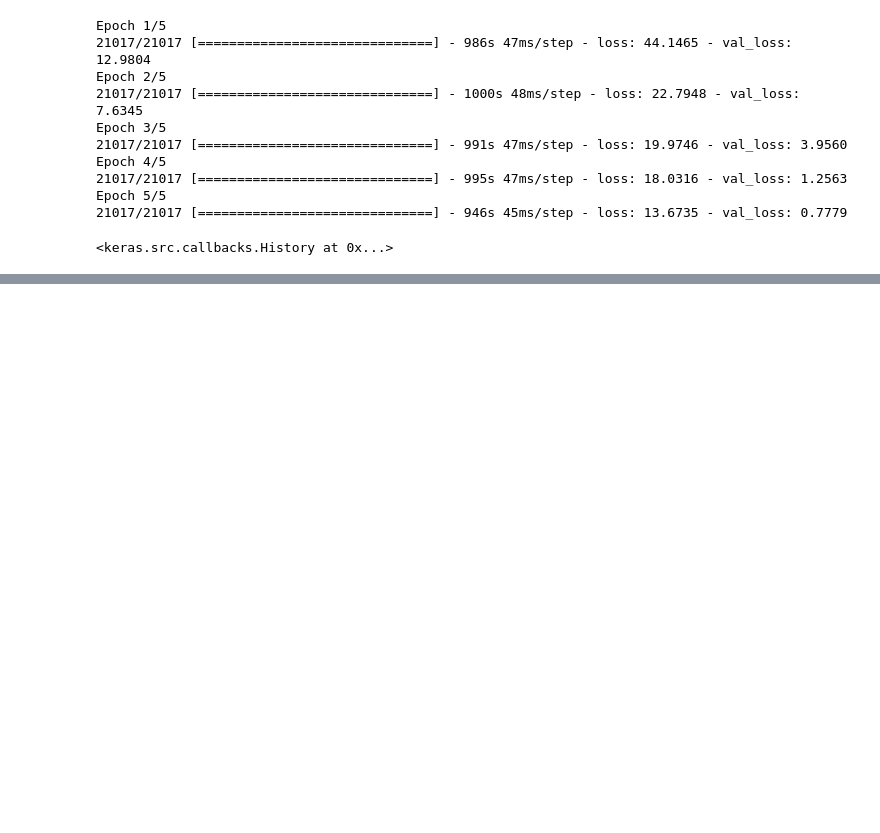
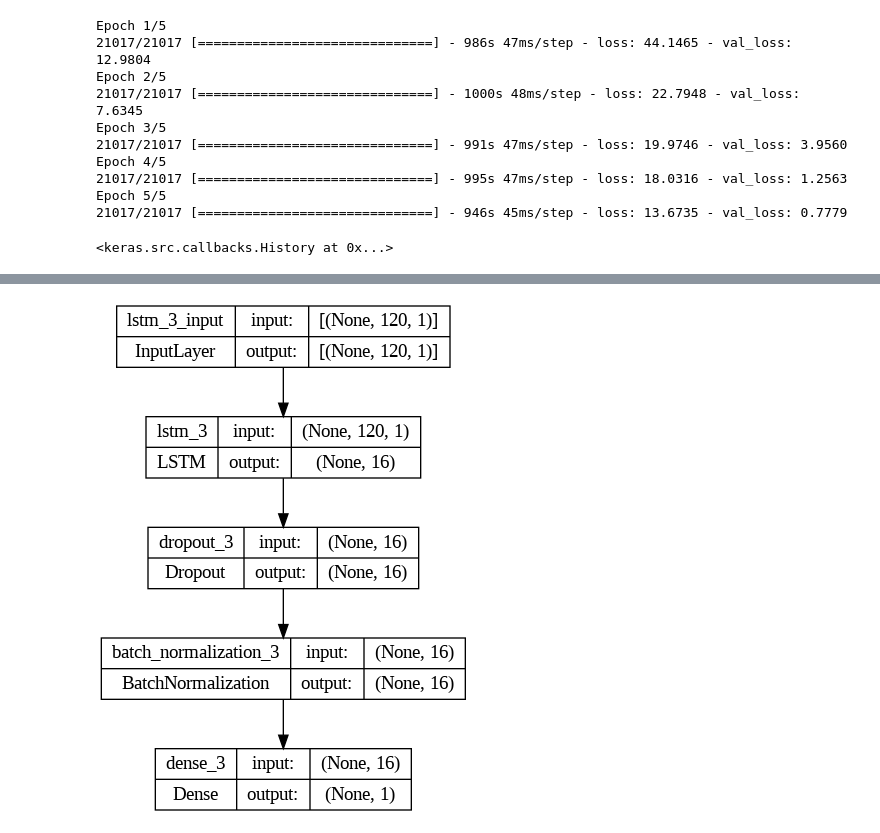
Before and after one commit to AldousSama/Tarea1, a Jupyter notebook: Clima.ipynb, the cells around one changed output, grey strips where cells are left out. Saved outputs shown, nothing was run; the diff lists cells and outputs as text; code cells hidden in the pictures; blank space fills up the shorter version.

```diff
--- a/Clima.ipynb
+++ b/Clima.ipynb
@@ -154,0 +255,5 @@ Epoch 5/5
+# %%
+from tensorflow.keras.utils import plot_model
+plot_model(modelo_entrenado, to_file='modelo.png', show_shapes=True, show_layer_names=True)
+# %% [output]
+[figure, added]
```
Also changed, not shown: parts of 12 cells of this notebook.
